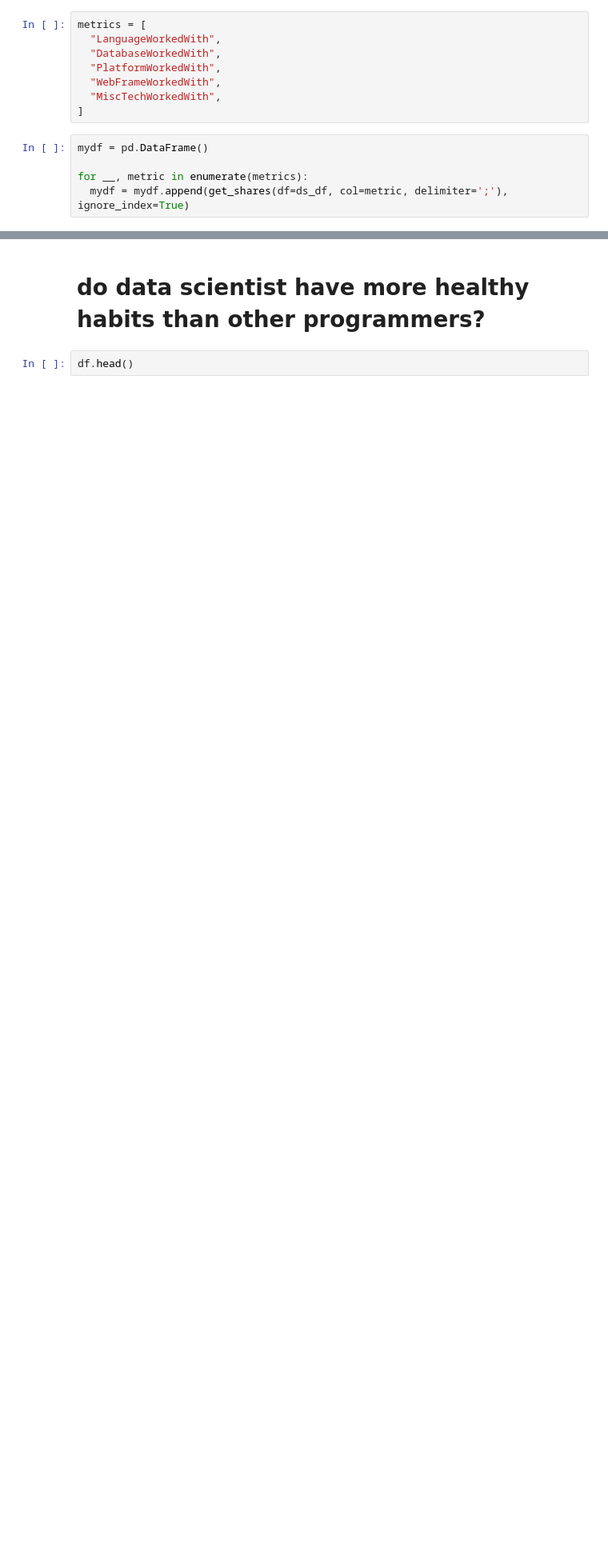
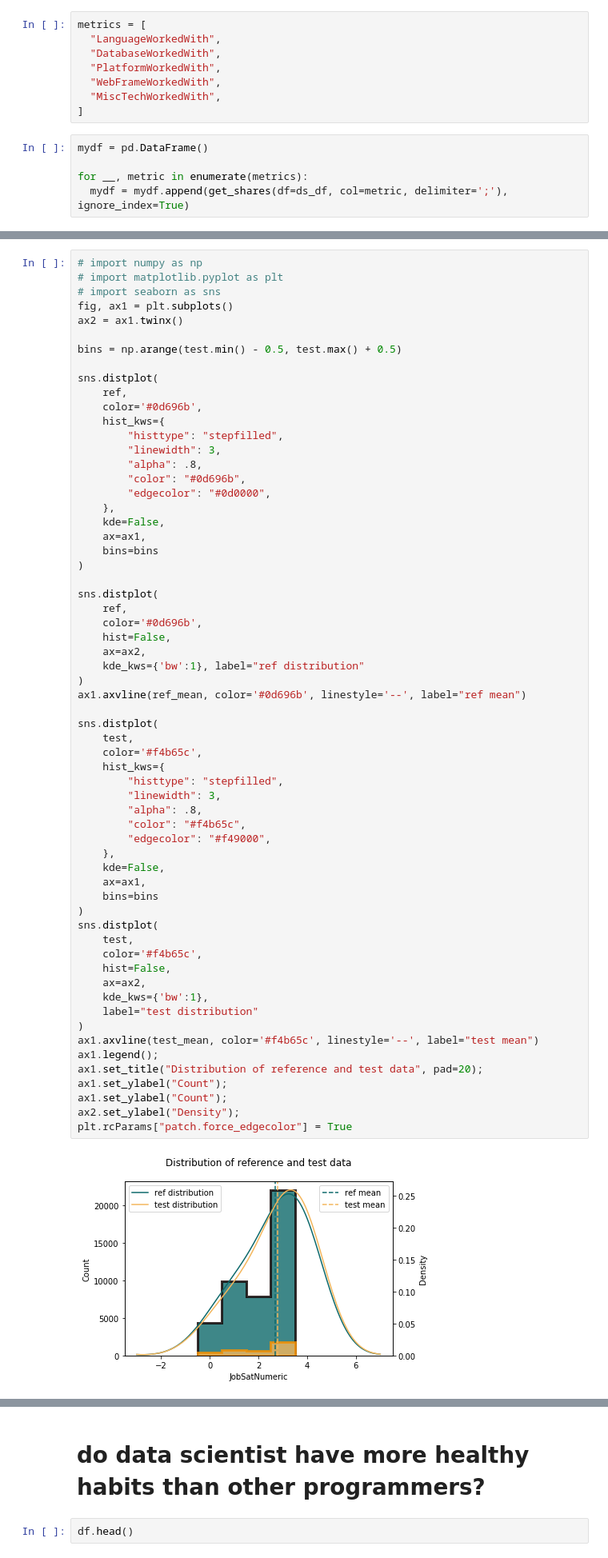
Before and after one commit to StefanTippelt/stack_overflow_developer_survey, a Jupyter notebook: stackoverflow_exploration.ipynb, the cells around one changed output, grey strips where cells are left out. Shown at 80% size. Saved outputs shown, nothing was run; the diff lists cells and outputs as text; blank space fills up the shorter version.

```diff
--- a/stackoverflow_exploration.ipynb
+++ b/stackoverflow_exploration.ipynb
@@ -335,0 +247,64 @@ NameError: ignored
+# %%
+# import numpy as np
+# import matplotlib.pyplot as plt
+# import seaborn as sns
+fig, ax1 = plt.subplots()
+ax2 = ax1.twinx()
+
+bins = np.arange(test.min() - 0.5, test.max() + 0.5)
+
+sns.distplot(
+    ref,
+    color='#0d696b',
+    hist_kws={
+        "histtype": "stepfilled",
+        "linewidth": 3,
+        "alpha": .8,
+        "color": "#0d696b",
+        "edgecolor": "#0d0000",
+    },
+    kde=False,
+    ax=ax1,
+    bins=bins
+)
+
+sns.distplot(
+    ref,
+    color='#0d696b',
+    hist=False,
+    ax=ax2,
+    kde_kws={'bw':1}, label="ref distribution"
+)
+ax1.axvline(ref_mean, color='#0d696b', linestyle='--', label="ref mean")
+
+sns.distplot(
+    test,
+    color='#f4b65c',
+    hist_kws={
+        "histtype": "stepfilled",
+        "linewidth": 3,
+        "alpha": .8,
+        "color": "#f4b65c",
+        "edgecolor": "#f49000",
+    },
+    kde=False,
+    ax=ax1,
+    bins=bins
+)
+sns.distplot(
+    test,
+    color='#f4b65c',
+    hist=False,
+    ax=ax2,
+    kde_kws={'bw':1},
+    label="test distribution"
+)
+ax1.axvline(test_mean, color='#f4b65c', linestyle='--', label="test mean")
+ax1.legend();
+ax1.set_title("Distribution of reference and test data", pad=20);
+ax1.set_ylabel("Count");
+ax1.set_ylabel("Count");
+ax2.set_ylabel("Density");
+plt.rcParams["patch.force_edgecolor"] = True
+# %% [output]
+[figure, added]
```
Also changed, not shown: parts of 36 cells of this notebook.
